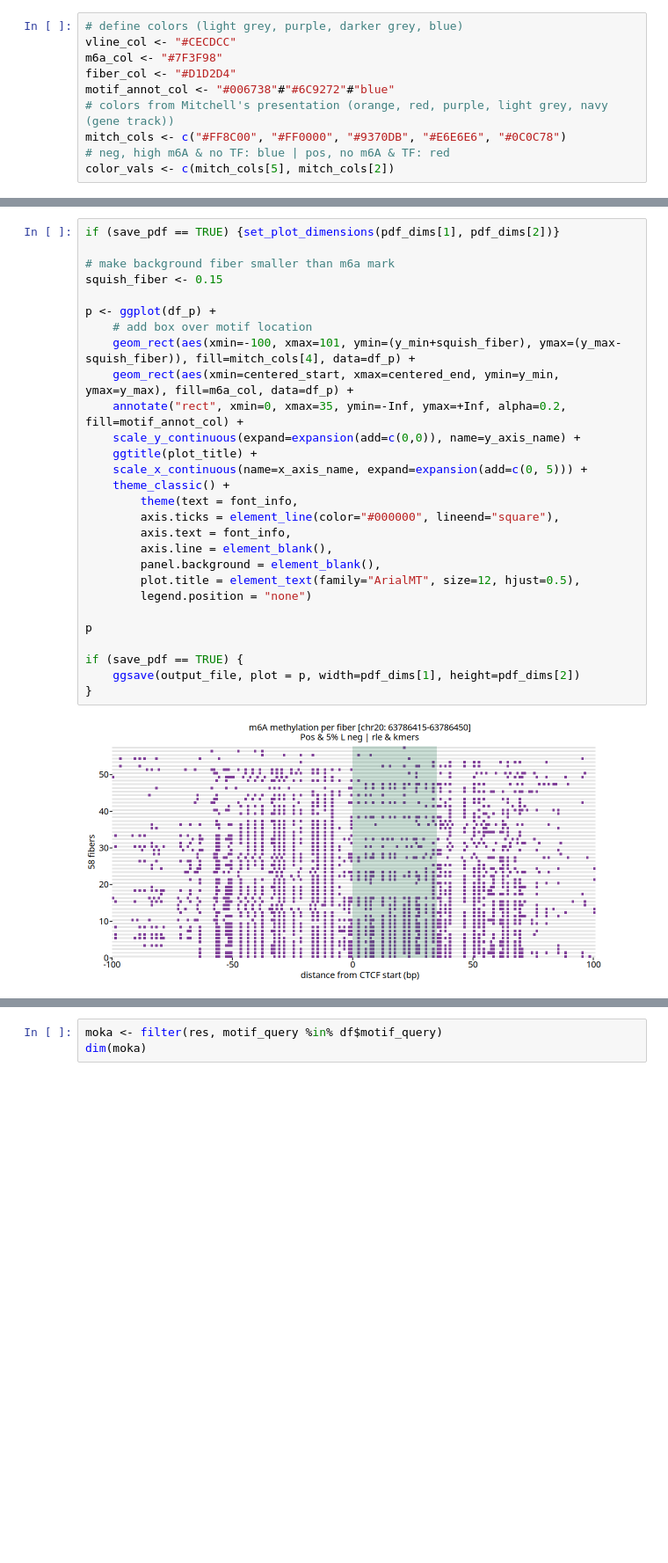
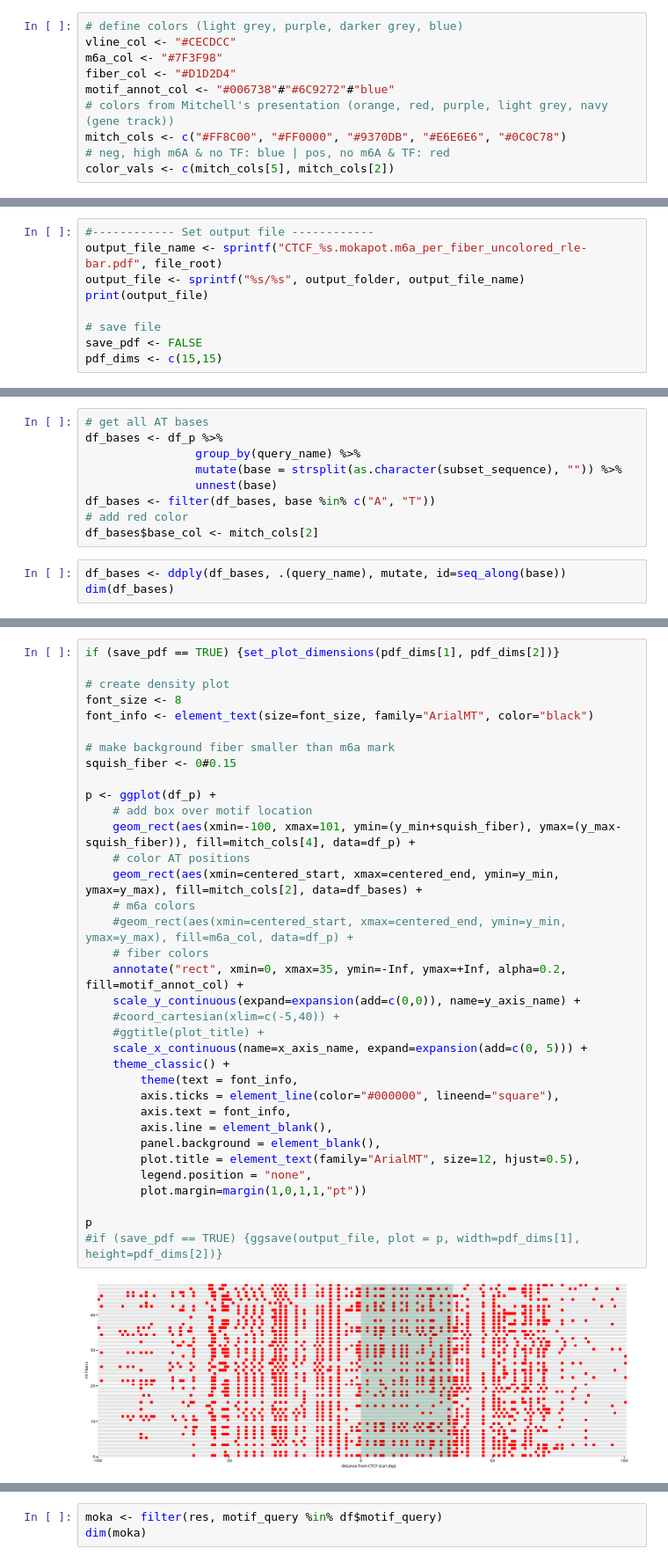
Before and after one commit to monikaperez/ctcf-footprinting, a Jupyter notebook: r_scripts/CTCF_100bp_L_5_v2_plot_res.ipynb, the cells around one changed output, grey strips where cells are left out. Shown at 88% size. Saved outputs shown, nothing was run; the diff lists cells and outputs as text; blank space fills up the shorter version.

```diff
--- a/r_scripts/CTCF_100bp_L_5_v2_plot_res.ipynb
+++ b/r_scripts/CTCF_100bp_L_5_v2_plot_res.ipynb
@@ -714,0 +872,9 @@ color_vals <- c(mitch_cols[5], mitch_cols[2])
+# %%
+#------------ Set output file ------------
+output_file_name <- sprintf("CTCF_%s.mokapot.m6a_per_fiber_uncolored_rle-bar.pdf", file_root)
+output_file <- sprintf("%s/%s", output_folder, output_file_name)
+print(output_file)
+
+# save file
+save_pdf <- FALSE
+pdf_dims <- c(15,15)
@@ -714,0 +911,12 @@ color_vals <- c(mitch_cols[5], mitch_cols[2])
+# %%
+# get all AT bases
+df_bases <- df_p %>%
+                group_by(query_name) %>%
+                mutate(base = strsplit(as.character(subset_sequence), "")) %>%
+                unnest(base)
+df_bases <- filter(df_bases, base %in% c("A", "T"))
+# add red color
+df_bases$base_col <- mitch_cols[2]
+# %%
+df_bases <- ddply(df_bases, .(query_name), mutate, id=seq_along(base))
+dim(df_bases)
@@ -715,30 +932,37 @@ color_vals <- c(mitch_cols[5], mitch_cols[2])
 # %%
 if (save_pdf == TRUE) {set_plot_dimensions(pdf_dims[1], pdf_dims[2])}
 
+# create density plot
+font_size <- 8
+font_info <- element_text(size=font_size, family="ArialMT", color="black")
+
 # make background fiber smaller than m6a mark
-squish_fiber <- 0.15
+squish_fiber <- 0#0.15
 
 p <- ggplot(df_p) +
     # add box over motif location
     geom_rect(aes(xmin=-100, xmax=101, ymin=(y_min+squish_fiber), ymax=(y_max-squish_fiber)), fill=mitch_cols[4], data=df_p) +
-    geom_rect(aes(xmin=centered_start, xmax=centered_end, ymin=y_min, ymax=y_max), fill=m6a_col, data=df_p) +
+    # color AT positions
+    geom_rect(aes(xmin=centered_start, xmax=centered_end, ymin=y_min, ymax=y_max), fill=mitch_cols[2], data=df_bases) +
+    # m6a colors
+    #geom_rect(aes(xmin=centered_start, xmax=centered_end, ymin=y_min, ymax=y_max), fill=m6a_col, data=df_p) +
+    # fiber colors
     annotate("rect", xmin=0, xmax=35, ymin=-Inf, ymax=+Inf, alpha=0.2, fill=motif_annot_col) +
     scale_y_continuous(expand=expansion(add=c(0,0)), name=y_axis_name) +
-    ggtitle(plot_title) +
+    #coord_cartesian(xlim=c(-5,40)) +
+    #ggtitle(plot_title) +
     scale_x_continuous(name=x_axis_name, expand=expansion(add=c(0, 5))) +
     theme_classic() +
         theme(text = font_info,
         axis.ticks = element_line(color="#000000", lineend="square"),
         axis.text = font_info,
         axis.line = element_blank(),
         panel.background = element_blank(),
         plot.title = element_text(family="ArialMT", size=12, hjust=0.5),
-        legend.position = "none")
+        legend.position = "none",
+        plot.margin=margin(1,0,1,1,"pt"))
 
 p
-
-if (save_pdf == TRUE) {
-    ggsave(output_file, plot = p, width=pdf_dims[1], height=pdf_dims[2])
-}
+#if (save_pdf == TRUE) {ggsave(output_file, plot = p, width=pdf_dims[1], height=pdf_dims[2])}
 # %% [output]
-[figure, old version]
+[figure, new version]
```
Also changed, not shown: parts of 36 cells of this notebook, 22 other files.
